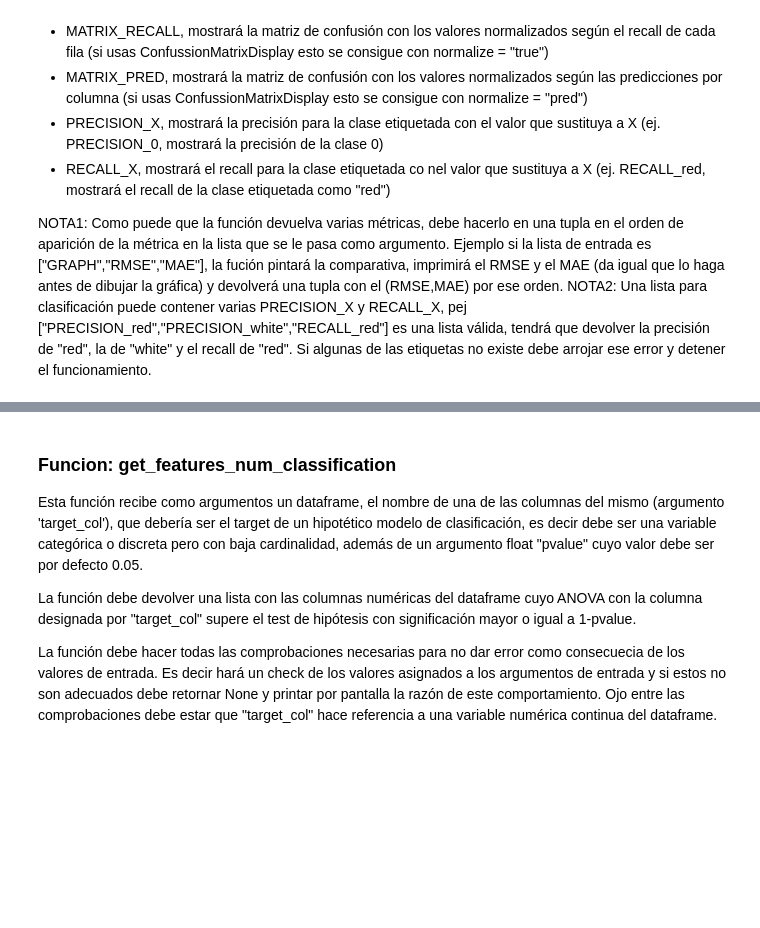
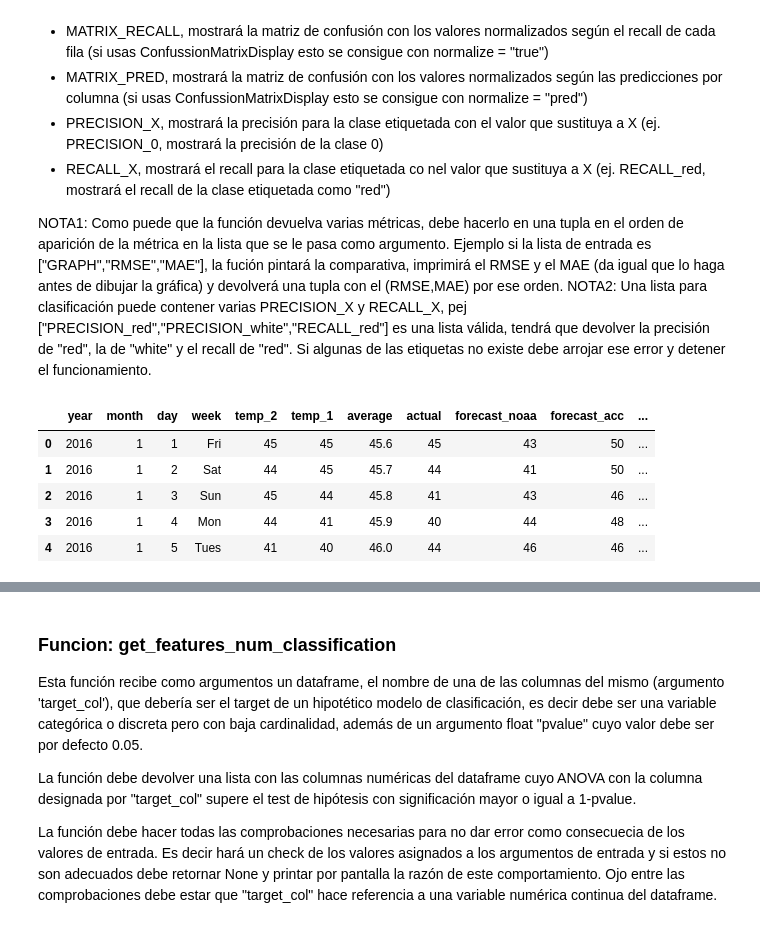
Before and after one commit to jorgegmayorgas/team_challenge_jjj, a Jupyter notebook: Team_Challenge_ToolBox_II.ipynb, the cells around one changed output, grey strips where cells are left out. Saved outputs shown, nothing was run; the diff lists cells and outputs as text; code cells hidden in the pictures; blank space fills up the shorter version.

```diff
--- a/Team_Challenge_ToolBox_II.ipynb
+++ b/Team_Challenge_ToolBox_II.ipynb
@@ -75,0 +92,10 @@ NOTA2: Una lista para clasificación puede contener varias PRECISION_X y RECALL_
+# %%
+features = pd.read_csv('data/temps.csv')
+features.head()
+# %% [output]
+|  | year | month | day | week | temp_2 | temp_1 | average | actual | forecast_noaa | forecast_acc | ... |
+| 0 | 2016 | 1 | 1 | Fri | 45 | 45 | 45.6 | 45 | 43 | 50 | ... |
+| 1 | 2016 | 1 | 2 | Sat | 44 | 45 | 45.7 | 44 | 41 | 50 | ... |
+| 2 | 2016 | 1 | 3 | Sun | 45 | 44 | 45.8 | 41 | 43 | 46 | ... |
+| 3 | 2016 | 1 | 4 | Mon | 44 | 41 | 45.9 | 40 | 44 | 48 | ... |
+| 4 | 2016 | 1 | 5 | Tues | 41 | 40 | 46.0 | 44 | 46 | 46 | ... |
```
Also changed, not shown: parts of 13 cells of this notebook.
